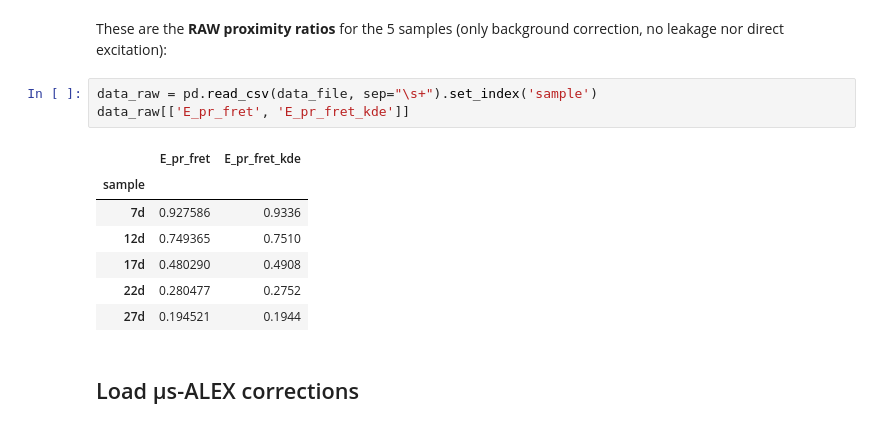
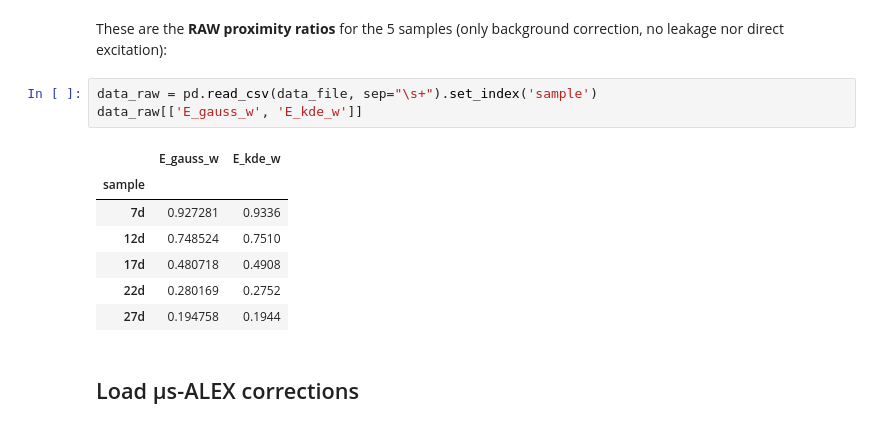
Before and after one commit to tritemio/multispot_paper_historical, a Jupyter notebook: usALEX - Corrections - Direct excitation physical parameter.ipynb, the cells around one changed output. Saved outputs shown, nothing was run; the diff lists cells and outputs as text.

```diff
--- a/usALEX - Corrections - Direct excitation physical parameter.ipynb
+++ b/usALEX - Corrections - Direct excitation physical parameter.ipynb
@@ -48,15 +48,15 @@ data_file = 'results/usALEX-5samples-PR-raw-%s.txt' % bsearch_ph_sel
 These are the **RAW proximity ratios** for the 5 samples (only background correction, no leakage nor direct excitation):
 # %%
 data_raw = pd.read_csv(data_file, sep="\s+").set_index('sample')
-data_raw[['E_pr_fret', 'E_pr_fret_kde']]
+data_raw[['E_gauss_w', 'E_kde_w']]
 # %% [output]
-|  | E_pr_fret | E_pr_fret_kde |
+|  | E_gauss_w | E_kde_w |
 | sample |  |  |
-| 7d | 0.927586 | 0.9336 |
-| 12d | 0.749365 | 0.7510 |
-| 17d | 0.480290 | 0.4908 |
-| 22d | 0.280477 | 0.2752 |
-| 27d | 0.194521 | 0.1944 |
+| 7d | 0.927281 | 0.9336 |
+| 12d | 0.748524 | 0.7510 |
+| 17d | 0.480718 | 0.4908 |
+| 22d | 0.280169 | 0.2752 |
+| 27d | 0.194758 | 0.1944 |
 # %% [markdown]
 ## Load μs-ALEX corrections
 # %%
```
Also changed, not shown: parts of 13 cells of this notebook, 16 other files.
